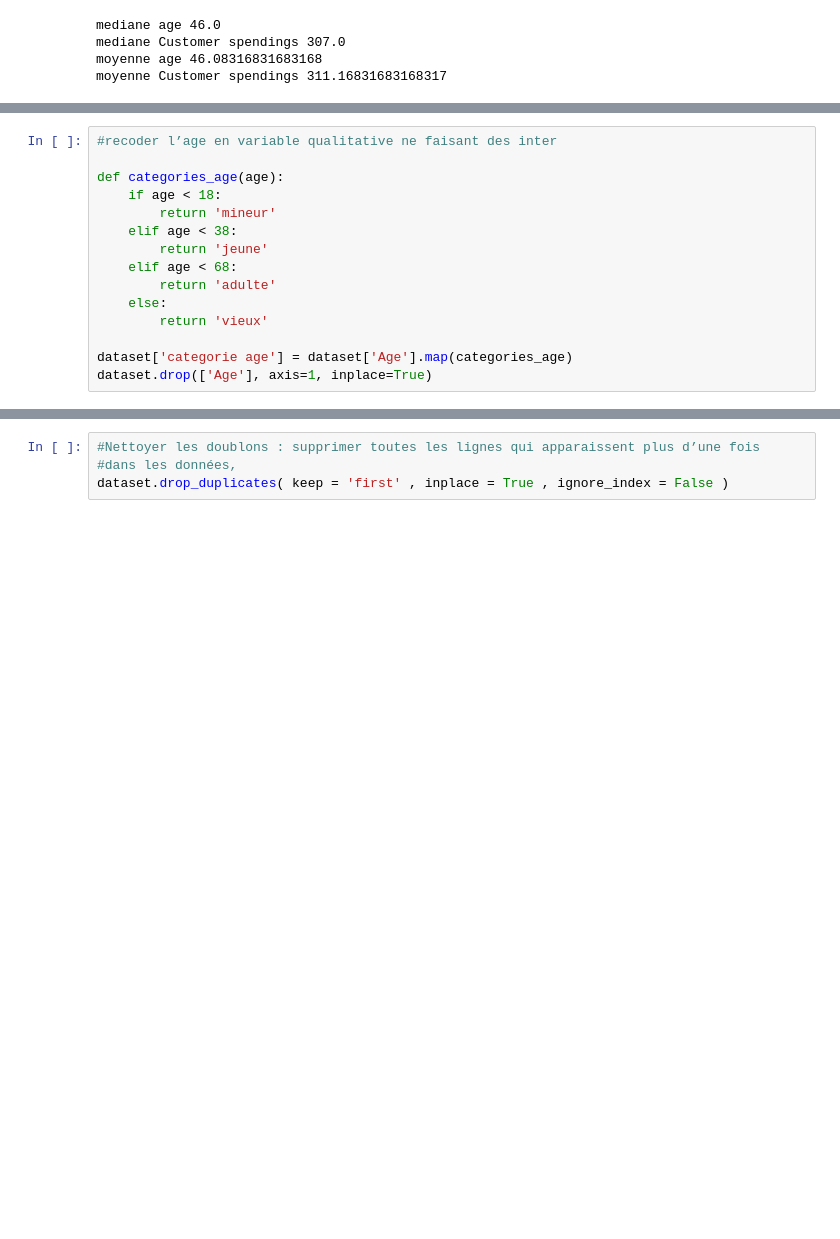
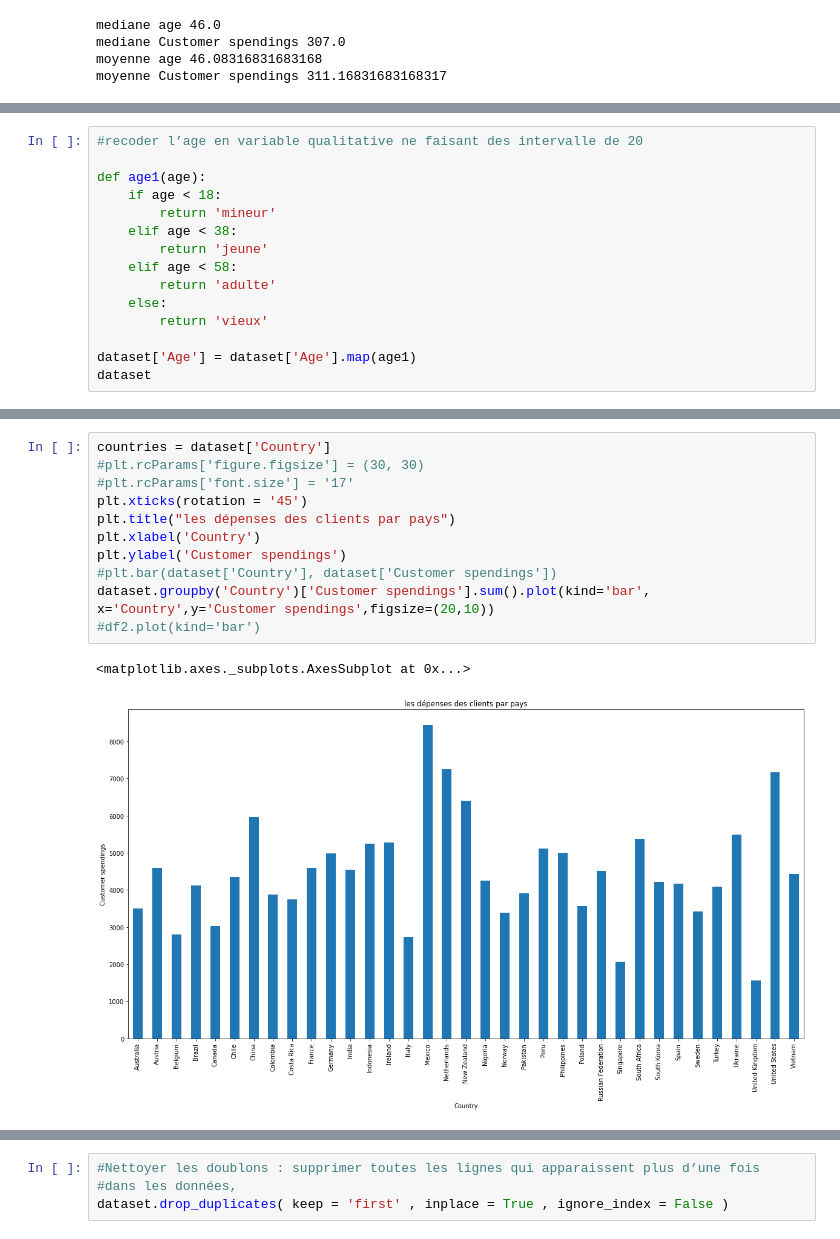
Before and after one commit to ocintho/IGS, a Jupyter notebook: exercice_pandas.ipynb, the cells around one changed output, grey strips where cells are left out. Saved outputs shown, nothing was run; the diff lists cells and outputs as text; blank space fills up the shorter version.

```diff
--- a/exercice_pandas.ipynb
+++ b/exercice_pandas.ipynb
@@ -68,15 +93,15 @@ moyenne Customer spendings 311.16831683168317
 # %%
-#recoder l’age en variable qualitative ne faisant des inter
+#recoder l’age en variable qualitative ne faisant des intervalle de 20
 
-def categories_age(age):
+def age1(age):
     if age < 18:
         return 'mineur'
     elif age < 38:
         return 'jeune'
-    elif age < 68:
+    elif age < 58:
         return 'adulte'
     else:
         return 'vieux'
 
-dataset['categorie age'] = dataset['Age'].map(categories_age)
-dataset.drop(['Age'], axis=1, inplace=True)
+dataset['Age'] = dataset['Age'].map(age1)
+dataset
@@ -83,3 +143,17 @@ dataset.drop(['Age'], axis=1, inplace=True)
+# %%
+countries = dataset['Country']
+#plt.rcParams['figure.figsize'] = (30, 30)
+#plt.rcParams['font.size'] = '17'
+plt.xticks(rotation = '45')
+plt.title("les dépenses des clients par pays")
+plt.xlabel('Country')
+plt.ylabel('Customer spendings')
+#plt.bar(dataset['Country'], dataset['Customer spendings'])
+dataset.groupby('Country')['Customer spendings'].sum().plot(kind='bar', x='Country',y='Customer spendings',figsize=(20,10))
+#df2.plot(kind='bar')
+# %% [output]
+<matplotlib.axes._subplots.AxesSubplot at 0x...>
+[figure, added]
 # %%
 #Nettoyer les lignes avec moins de 10 € de dépenses par client : supprimez toutes les
 #lignes d’utilisateurs ayant dépensé moins de 10 € sur le site,
```
Also changed, not shown: parts of 17 cells of this notebook.
